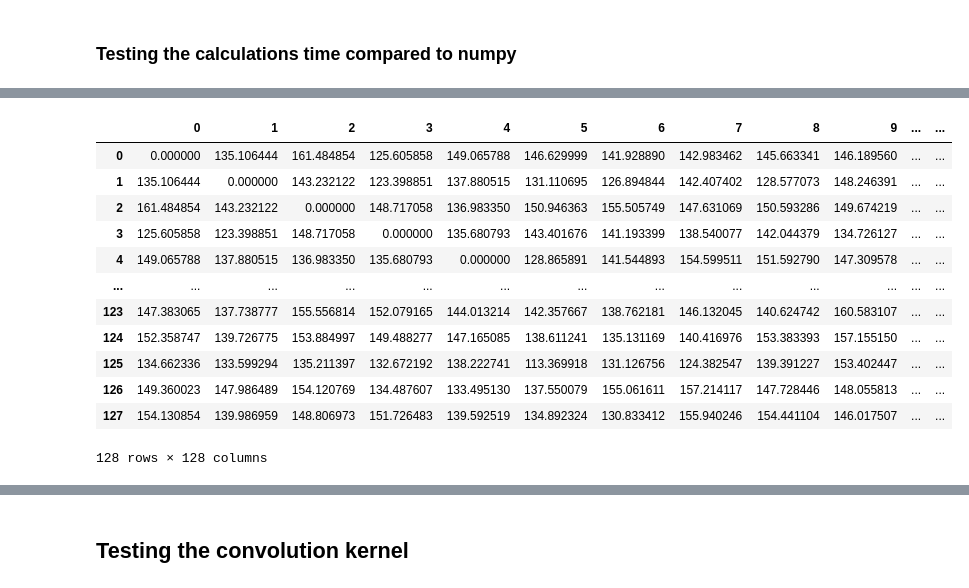
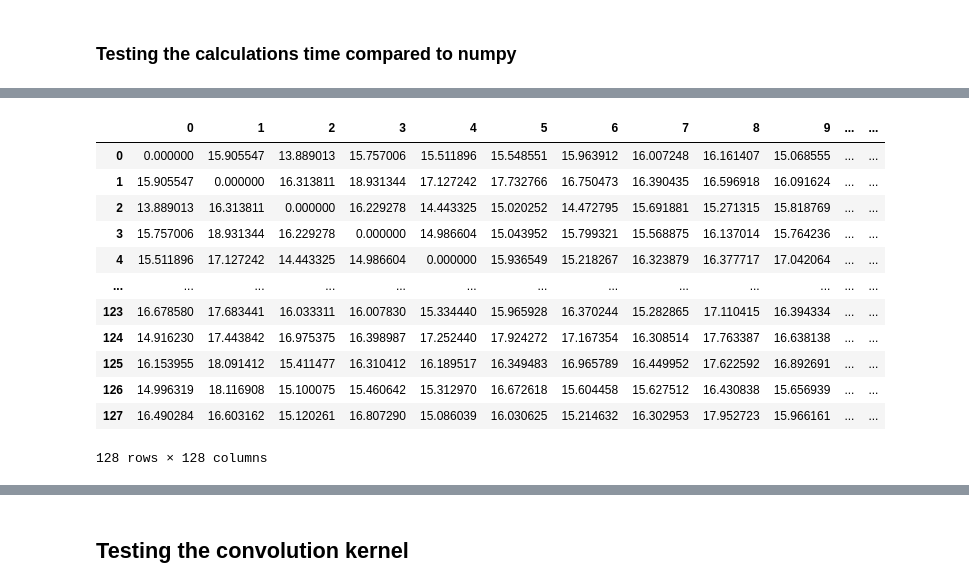
Before and after one commit to kallekj/BDPP, a Jupyter notebook: Lab4-GPU/Lab4.ipynb, the cells around one changed output, grey strips where cells are left out. Cells and saved outputs as stored; diff of their text form; code cells hidden in the pictures.

```diff
--- a/Lab4-GPU/Lab4.ipynb
+++ b/Lab4-GPU/Lab4.ipynb
@@ -218,55 +218,54 @@ from numba import cuda
 import math
 import pandas as pd
 
+
+
 @cuda.jit("void(float64[:, :], float64[:, :])")
 def distance_matrix(mat, out):
     #TODO: write a kernel to compute the distance matrix of the input "mat" and place the result in "out"
     row, col = cuda.grid(2)
-    for i in range(mat.shape[0]):
-        for j in range(mat.shape[0]):
-            temp = 0
-            for k in range(mat.shape[1]):
-                temp += math.sqrt((mat[i,k]-mat[j, k])**2)
-            if row < out.shape[0] and col < out.shape[1]:
-                out[j,i] = temp
-                out[i,j] = temp
+    temp = 0
+    if row < out.shape[0] and col < out.shape[1]:
+        for k in range(mat.shape[1]):
+            temp += (mat[row,k]-mat[col, k])**2
+        out[row,col] = math.sqrt(temp)
 
 def gpu_dist_matrix(mat):
     #TODO: write a host function to calculate the grid size and use the calculated values to invoke the "distance_Matrix" kernel
     mat_global_mem = cuda.to_device(mat)
     out_global_mem = cuda.device_array((mat.shape[0], mat.shape[0]), np.float64)
 
-    threadsperblock = (16, 16)
+    threadsperblock = (32, 32)
 
     blockspergrid_x = math.ceil(mat.shape[0] / threadsperblock[0])
-    blockspergrid_y = math.ceil(mat.shape[0] / threadsperblock[0])
+    blockspergrid_y = math.ceil(mat.shape[1] / threadsperblock[1])
     blockspergrid = (blockspergrid_x, blockspergrid_y)
 
     distance_matrix[blockspergrid, threadsperblock](mat_global_mem, out_global_mem)
 
     # Copy the result back to the host
     out = out_global_mem.copy_to_host()
 
     return out
 
 
 A = np.random.randn(128,128)
 D = gpu_dist_matrix(A)
 df = pd.DataFrame(D)
 df
 # %% [output]
 |  | 0 | 1 | 2 | 3 | 4 | 5 | 6 | 7 | 8 | 9 | ... | ... |
-| 0 | 0.000000 | 135.106444 | 161.484854 | 125.605858 | 149.065788 | 146.629999 | 141.928890 | 142.983462 | 145.663341 | 146.189560 | ... | ... |
-| 1 | 135.106444 | 0.000000 | 143.232122 | 123.398851 | 137.880515 | 131.110695 | 126.894844 | 142.407402 | 128.577073 | 148.246391 | ... | ... |
-| 2 | 161.484854 | 143.232122 | 0.000000 | 148.717058 | 136.983350 | 150.946363 | 155.505749 | 147.631069 | 150.593286 | 149.674219 | ... | ... |
-| 3 | 125.605858 | 123.398851 | 148.717058 | 0.000000 | 135.680793 | 143.401676 | 141.193399 | 138.540077 | 142.044379 | 134.726127 | ... | ... |
-| 4 | 149.065788 | 137.880515 | 136.983350 | 135.680793 | 0.000000 | 128.865891 | 141.544893 | 154.599511 | 151.592790 | 147.309578 | ... | ... |
+| 0 | 0.000000 | 15.905547 | 13.889013 | 15.757006 | 15.511896 | 15.548551 | 15.963912 | 16.007248 | 16.161407 | 15.068555 | ... | ... |
+| 1 | 15.905547 | 0.000000 | 16.313811 | 18.931344 | 17.127242 | 17.732766 | 16.750473 | 16.390435 | 16.596918 | 16.091624 | ... | ... |
+| 2 | 13.889013 | 16.313811 | 0.000000 | 16.229278 | 14.443325 | 15.020252 | 14.472795 | 15.691881 | 15.271315 | 15.818769 | ... | ... |
+| 3 | 15.757006 | 18.931344 | 16.229278 | 0.000000 | 14.986604 | 15.043952 | 15.799321 | 15.568875 | 16.137014 | 15.764236 | ... | ... |
+| 4 | 15.511896 | 17.127242 | 14.443325 | 14.986604 | 0.000000 | 15.936549 | 15.218267 | 16.323879 | 16.377717 | 17.042064 | ... | ... |
 | ... | ... | ... | ... | ... | ... | ... | ... | ... | ... | ... | ... | ... |
-| 123 | 147.383065 | 137.738777 | 155.556814 | 152.079165 | 144.013214 | 142.357667 | 138.762181 | 146.132045 | 140.624742 | 160.583107 | ... | ... |
-| 124 | 152.358747 | 139.726775 | 153.884997 | 149.488277 | 147.165085 | 138.611241 | 135.131169 | 140.416976 | 153.383393 | 157.155150 | ... | ... |
-| 125 | 134.662336 | 133.599294 | 135.211397 | 132.672192 | 138.222741 | 113.369918 | 131.126756 | 124.382547 | 139.391227 | 153.402447 | ... | ... |
-| 126 | 149.360023 | 147.986489 | 154.120769 | 134.487607 | 133.495130 | 137.550079 | 155.061611 | 157.214117 | 147.728446 | 148.055813 | ... | ... |
-| 127 | 154.130854 | 139.986959 | 148.806973 | 151.726483 | 139.592519 | 134.892324 | 130.833412 | 155.940246 | 154.441104 | 146.017507 | ... | ... |
+| 123 | 16.678580 | 17.683441 | 16.033311 | 16.007830 | 15.334440 | 15.965928 | 16.370244 | 15.282865 | 17.110415 | 16.394334 | ... | ... |
+| 124 | 14.916230 | 17.443842 | 16.975375 | 16.398987 | 17.252440 | 17.924272 | 17.167354 | 16.308514 | 17.763387 | 16.638138 | ... | ... |
+| 125 | 16.153955 | 18.091412 | 15.411477 | 16.310412 | 16.189517 | 16.349483 | 16.965789 | 16.449952 | 17.622592 | 16.892691 | ... | ... |
+| 126 | 14.996319 | 18.116908 | 15.100075 | 15.460642 | 15.312970 | 16.672618 | 15.604458 | 15.627512 | 16.430838 | 15.656939 | ... | ... |
+| 127 | 16.490284 | 16.603162 | 15.120261 | 16.807290 | 15.086039 | 16.030625 | 15.214632 | 16.302953 | 17.952723 | 15.966161 | ... | ... |
 128 rows × 128 columns
 # %% [markdown]
 # Exercise 5: Convolution
```
Also changed, not shown: parts of 10 cells of this notebook, 1 other file.
